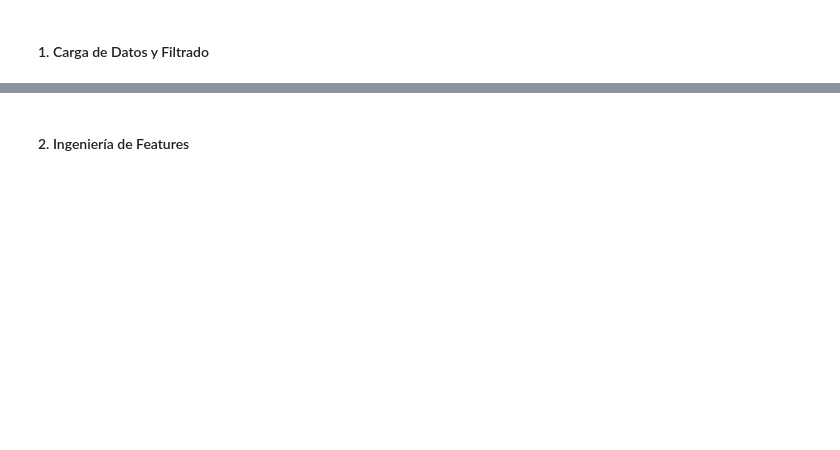
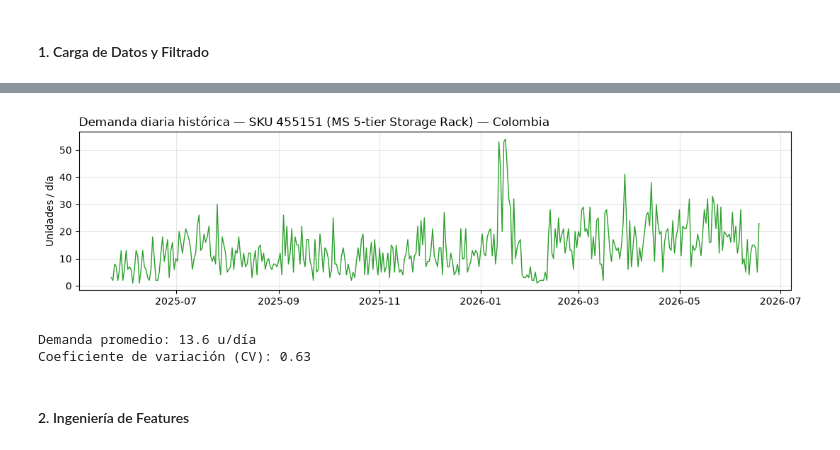
Before and after one commit to snrodriguezuniandes/Proyecto-DespliegueDeSolucionesAnaliticas, a Jupyter notebook: notebooks/modelo_SKU_455151.ipynb, the cells around one changed output, grey strips where cells are left out. Cells and saved outputs as stored; diff of their text form; code cells hidden in the pictures; blank space fills up the shorter version.

```diff
--- a/notebooks/modelo_SKU_455151.ipynb
+++ b/notebooks/modelo_SKU_455151.ipynb
@@ -19,15 +32,23 @@ ModuleNotFoundError: No module named 'xgboost'
 # %% [markdown]
 #### 1. Carga de Datos y Filtrado
 # %%
-# Cargar datos históricos del SKU
-df = pd.read_csv('DATA/raw/ventashistoricas_455151.csv')
+# Cargar datos
+df = pd.read_csv(DATA_PATH)
+df['Transaction_Date'] = pd.to_datetime(df['Transaction_Date'])
 
-# Filtrar por país: Colombia
-df = df[df['Country'] == 'Colombia']
+# Filtrar Colombia
+df = df[df['Country'] == PAIS]
+df = df[df['Quantity'] > 0].dropna(subset=['Quantity'])
 
-# Configurar índice de tiempo
-df['Transaction_Date'] = pd.to_datetime(df['Transaction_Date'])
-df = df.sort_values('Transaction_Date').set_index('Transaction_Date')
+print(f"Transacciones de {PAIS}: {len(df):,}")
+print(f"Clubes: {df['Cost_Center'].nunique()}")
 
-print(f"Registros cargados para Colombia: {df.shape[0]}")
-df.head()
+# Agregar por fecha (demanda diaria)
+demanda_diaria = df.groupby('Transaction_Date')['Quantity'].sum().reset_index()
+demanda_diaria.columns = ['fecha', 'demanda']
+demanda_diaria = demanda_diaria.sort_values('fecha').reset_index(drop=True)
+
+print(f"\nRango de fechas: {demanda_diaria['fecha'].min().date()} a {demanda_diaria['fecha'].max().date()}")
+print(f"Total días: {len(demanda_diaria)}")
+print(f"\nEstadísticas de demanda diaria Colombia:")
+print(demanda_diaria['demanda'].describe())
@@ -34,3 +72,20 @@ df.head()
+# %%
+fig, ax = plt.subplots(figsize=(11, 3))
+ax.plot(demanda_diaria['fecha'], demanda_diaria['demanda'],
+        linewidth=1.0, color='#2ca02c')
+ax.set_title(f"Demanda diaria histórica — SKU {SKU} ({NOMBRE_SKU}) — {PAIS}", loc='left')
+ax.set_ylabel('Unidades / día')
+ax.grid(True, alpha=0.3)
+plt.tight_layout()
+plt.show()
+
+cv = demanda_diaria['demanda'].std() / demanda_diaria['demanda'].mean()
+print(f"Demanda promedio: {demanda_diaria['demanda'].mean():.1f} u/día")
+print(f"Coeficiente de variación (CV): {cv:.2f}")
+# %% [output]
+[figure, added]
+Demanda promedio: 13.6 u/día
+Coeficiente de variación (CV): 0.63
 # %% [markdown]
 #### 2. Ingeniería de Features
 # %%
```
Also changed, not shown: parts of 17 cells of this notebook.
